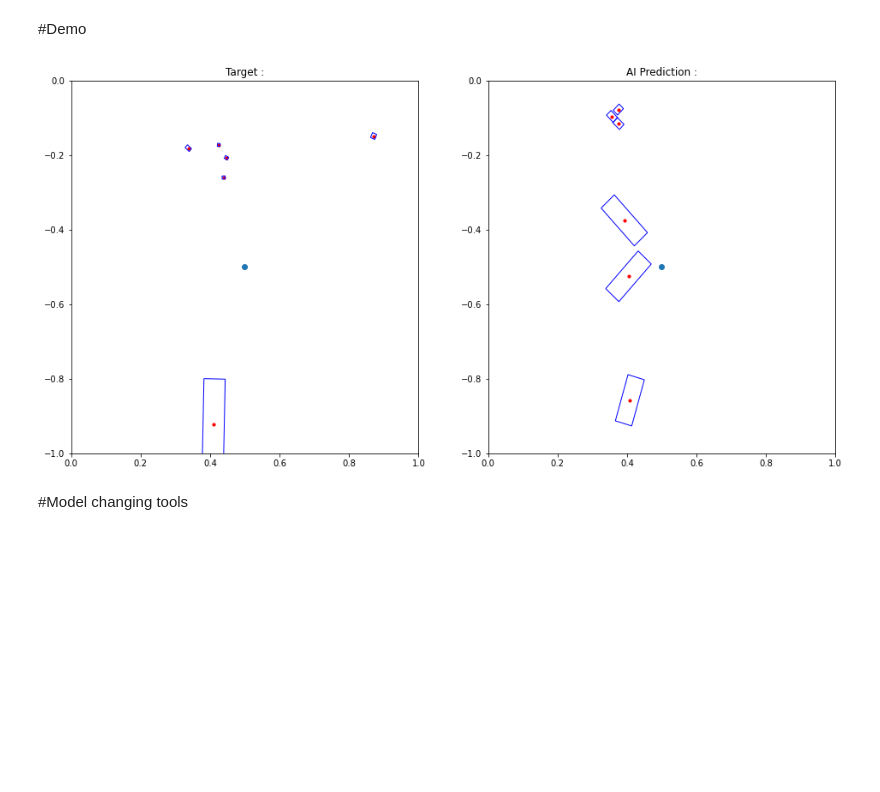
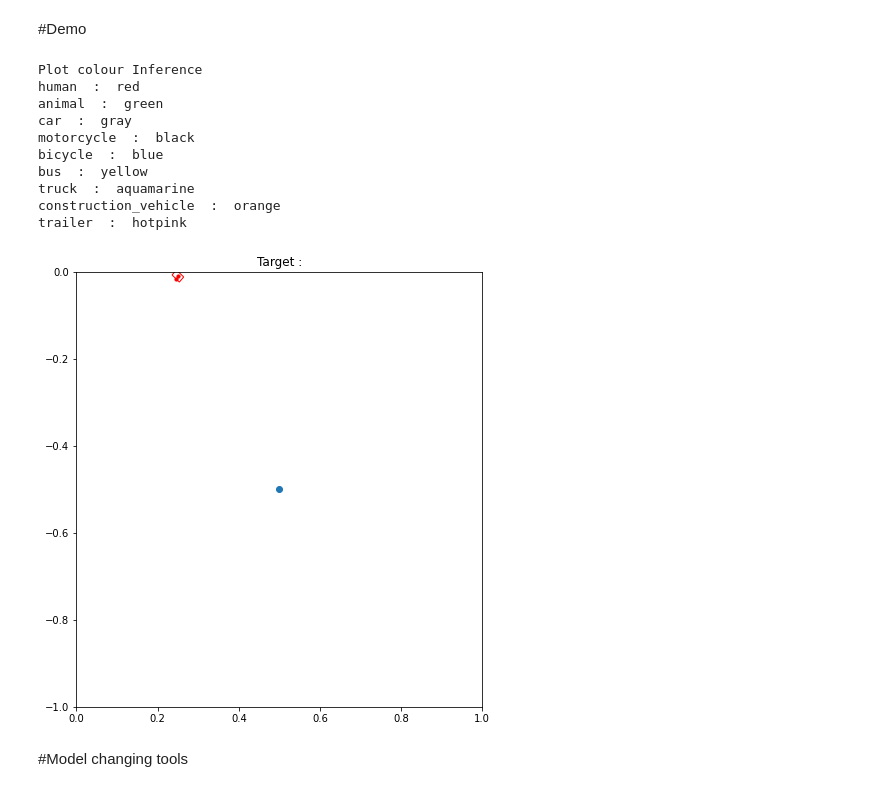
Before and after one commit to jackaboy7981/Single-Image-Depth-YoloV3-, a Jupyter notebook: AI/Birdnet_Yolo.ipynb, the cells around one changed output. Cells and saved outputs as stored; diff of their text form; code cells hidden in the pictures; blank space fills up the shorter version.

```diff
--- a/AI/Birdnet_Yolo.ipynb
+++ b/AI/Birdnet_Yolo.ipynb
@@ -1774,15 +1816,7 @@ while not sample['next'] =='':
   for i, c in enumerate(camera):
     sample_data = nusc.get('sample_data',sample['data'][c])
     data = transforms.ToTensor()(Image.open(file_path + sample_data['filename']).convert('RGB'))
-    #print(c)
 
-    #plt.imshow( data.permute(1, 2, 0) )
-    #plt.show()
-    if i % 2 != 0 :
-      data = torch.flip(data, [-1])
-      #print("fliped")
-      #plt.imshow( data.permute(1, 2, 0) )
-      #plt.show()
     if c == 'CAM_FRONT_LEFT':
       image_data = data
     else:
@@ -1825,8 +1859,6 @@ while not sample['next'] =='':
     flag = False
     cordinates = [annotation['translation'][i] - ego_pose['translation'][i] for i in range(3)]
     cordinates[0], cordinates[1] = dataset.rotate_around_point_lowperf(cordinates[:2], ego_yaw, origin=(0, 0))
-    if dataset.augment :
-      flag = dataset.check_cameraregion(cordinates,blackout_cameras,sample)
     cordinates = dataset.convert_to_top_corner(cordinates)
     if cordinates[0] > 2*dataset.max_width or cordinates[0] < 0 or cordinates[1] > 2*dataset.max_length or cordinates[1] < 0 or flag:# or (dataset.augment and dataset.check_cameraregion() == 0):
       continue
@@ -1843,44 +1875,57 @@ while not sample['next'] =='':
     r2 = (1 + math.cos(rotation_yaw))/2
 
     #category
-    category_index = dataset.categories.index(annotation['category_name'])
+    try:
+      category_index = dataset.categories.index(dataset.categories_map[annotation['category_name']])
+    except:
+      continue
 
     #Appending to Box
     box.append(category_index)
     for i,j in zip(cordinates, [dataset.max_width*2, dataset.max_length*2, dataset.max_height]):
       box.append(i/j)
     for i,j in zip(size, [dataset.max_width*2, dataset.max_length*2, dataset.max_height]):
       box.append(i/j)
     box.append(r1)
     box.append(r2)
 
     #Appending to Boxes
     boxes.append(box)
     t.append(annos)
 
   boxes = torch.Tensor(boxes)
 
   output = model(image_data.to(device))
   #print(output.shape)
-  out = non_max_suppression(output,conf_thres = 0.3,nms_thres = 0.01)
+  out = non_max_suppression(output,conf_thres = 0.5,nms_thres = 0.01)
   clear_output()
   try:
     fig = plt.figure(figsize=(16,8))
     ax1 = fig.add_subplot(1,2,1)
-    ax1 = draw(boxes[:,1:],ax1)
+    ax1 = draw(boxes[:,1:],boxes[:,0],ax1)
     ax1.set_title("Target :")
-    out[0][:,:2] /=416
-    out[0][:,3:5] /=416
+    out[0][:,:2] /=26
+    out[0][:,3:5] /=26
     #print(loss)
     ax2 = fig.add_subplot(1,2,2)
-    ax2 = draw(out[0],ax2)
+    ax2 = draw(out[0],out[0][:,10],ax2)
     ax2.set_title("AI Prediction :")
   except:
     pass
   plt.show()
   time.sleep(1)
 # %% [output]
+Plot colour Inference
+human  :  red
+animal  :  green
+car  :  gray
+motorcycle  :  black
+bicycle  :  blue
+bus  :  yellow
+truck  :  aquamarine
+construction_vehicle  :  orange
+trailer  :  hotpink
-[figure, old version]
+[figure, new version]
 # %% [markdown]
 #Model changing tools
 # %%
```
Also changed, not shown: parts of 2 cells of this notebook.
